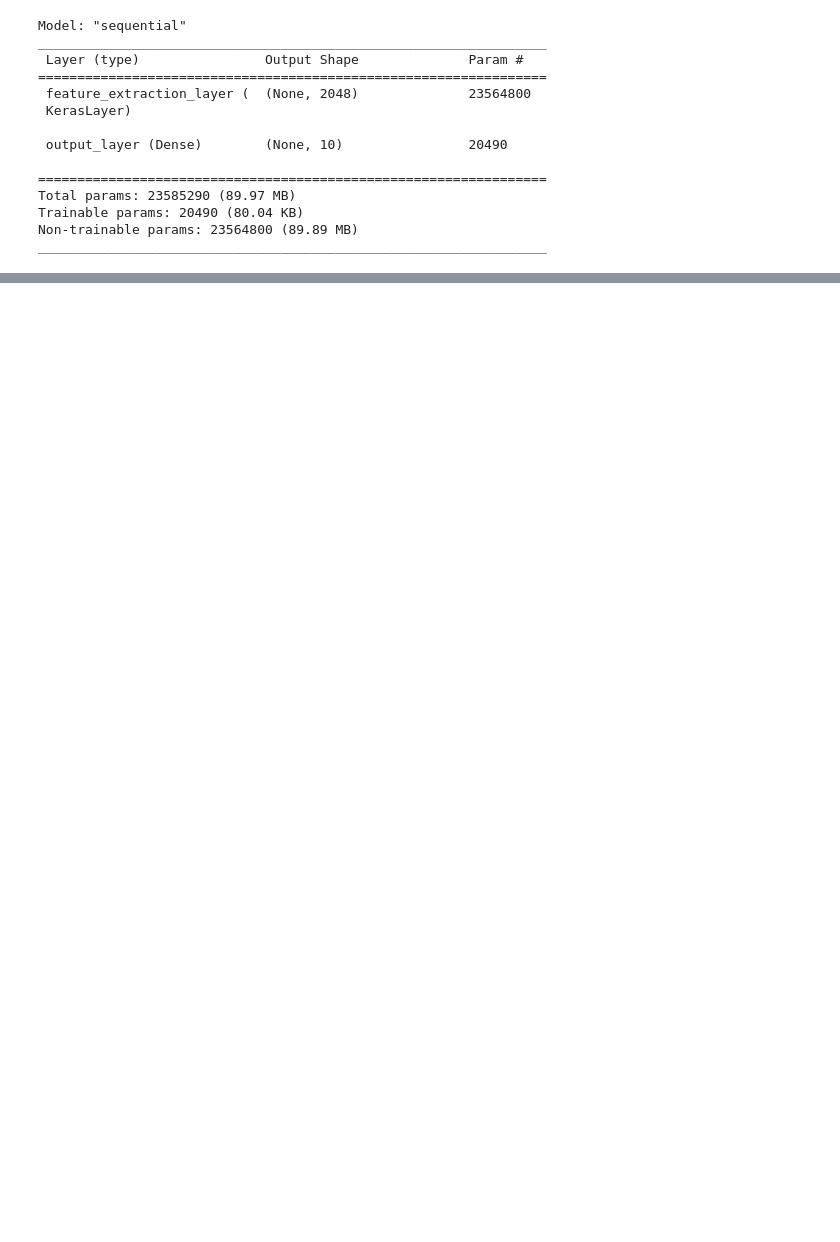
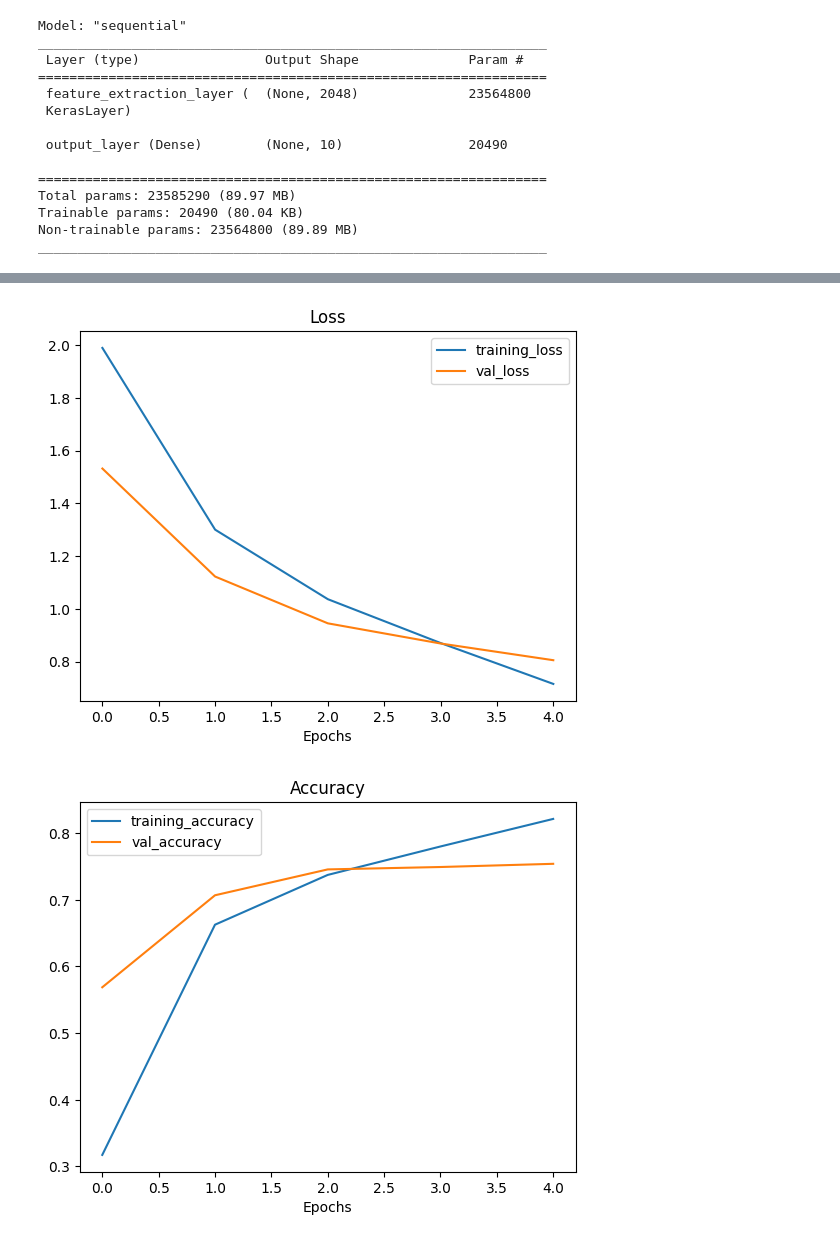
Before and after one commit to seanjiangsh/ztm-tensorflow, a Jupyter notebook: 04_transfer_learning_in_tensorflow_part_1_feature_extraction.ipynb, the cells around one changed output, grey strips where cells are left out. Drawn from its saved outputs; the diff is of its cells as text; code cells hidden in the pictures; blank space fills up the shorter version.

Commit message:
Transfer learning part 1: Building and training a pre-trained EfficientNet model on our data

```diff
--- a/04_transfer_learning_in_tensorflow_part_1_feature_extraction.ipynb
+++ b/04_transfer_learning_in_tensorflow_part_1_feature_extraction.ipynb
@@ -565,0 +586,21 @@ _________________________________________________________________
+# %%
+# Create model
+efficientnet_model = create_model(
+    model_url=efficientnet_url, # use EfficientNetB0 TensorFlow Hub URL
+    num_classes=train_data_10_percent.num_classes)
+
+# Compile EfficientNet model
+efficientnet_model.compile(loss=keras.losses.CategoricalCrossentropy(),
+                           optimizer=keras.optimizers.Adam(),
+                           metrics=['accuracy'])
+
+# Fit EfficientNet model
+efficientnet_history = efficientnet_model.fit(
+    train_data_10_percent, # only use 10% of training data
+    epochs=5, # train for 5 epochs
+    steps_per_epoch=len(train_data_10_percent),
+    validation_data=test_data,
+    validation_steps=len(test_data),
+    callbacks=[create_tensorboard_callback(dir_name="tensorflow_hub",
+                                          # Track logs under different experiment name
+                                          experiment_name="efficientnetB0")])
@@ -565,0 +695,5 @@ _________________________________________________________________
+# %%
+plot_loss_curves(efficientnet_history)
+# %% [output]
+[figure, added]
+[figure, added]
```
Also changed, not shown: parts of 11 cells of this notebook.
